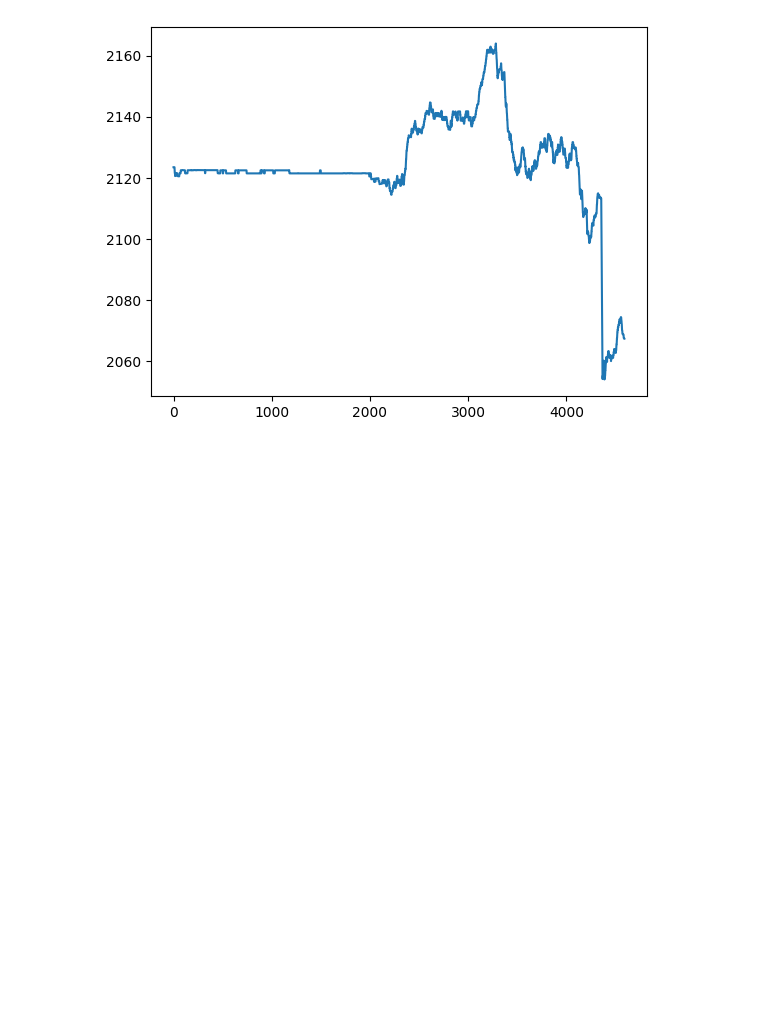
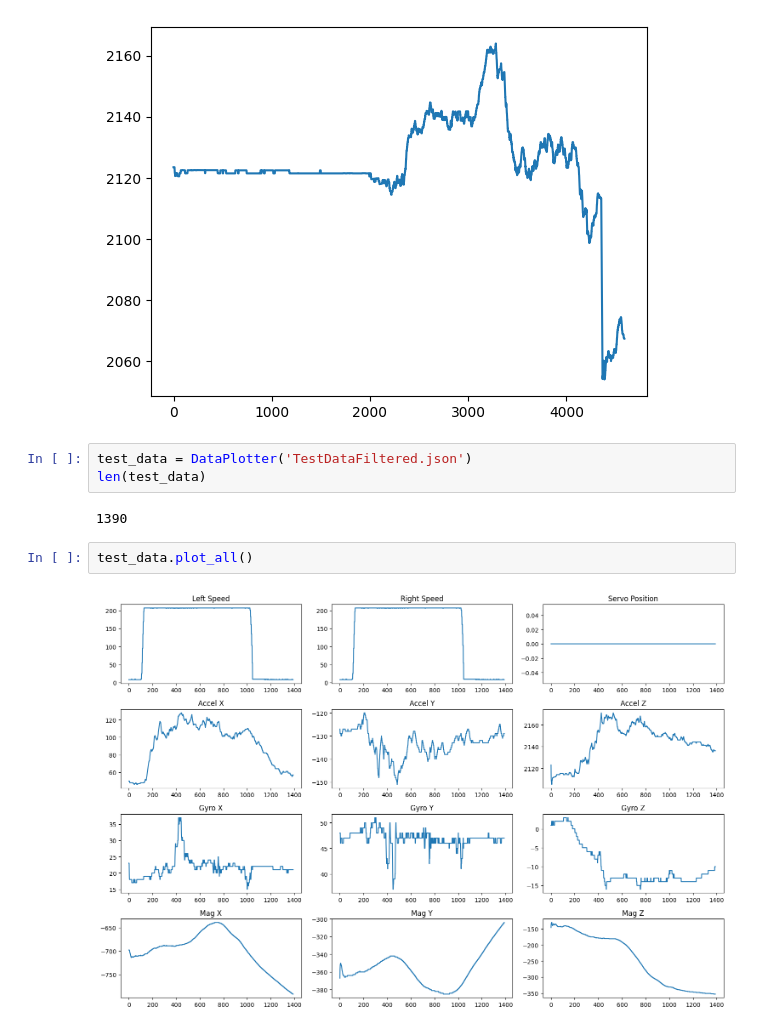
Before and after one commit to gaitovrat/bachelor, a Jupyter notebook: Notebooks/Sensors.ipynb, the cells around one changed output. Cells and saved outputs as stored; diff of their text form; blank space fills up the shorter version.

```diff
--- a/Notebooks/Sensors.ipynb
+++ b/Notebooks/Sensors.ipynb
@@ -173,3 +173,12 @@ auto_filtered.plot_all()
 auto_filtered.plot_accels()
 # %% [output]
 [figure]
+# %%
+test_data = DataPlotter('TestDataFiltered.json')
+len(test_data)
+# %% [output]
+1390
+# %%
+test_data.plot_all()
+# %% [output]
+[figure, added]
```
Also changed, not shown: parts of 16 cells of this notebook, 18 other files.
